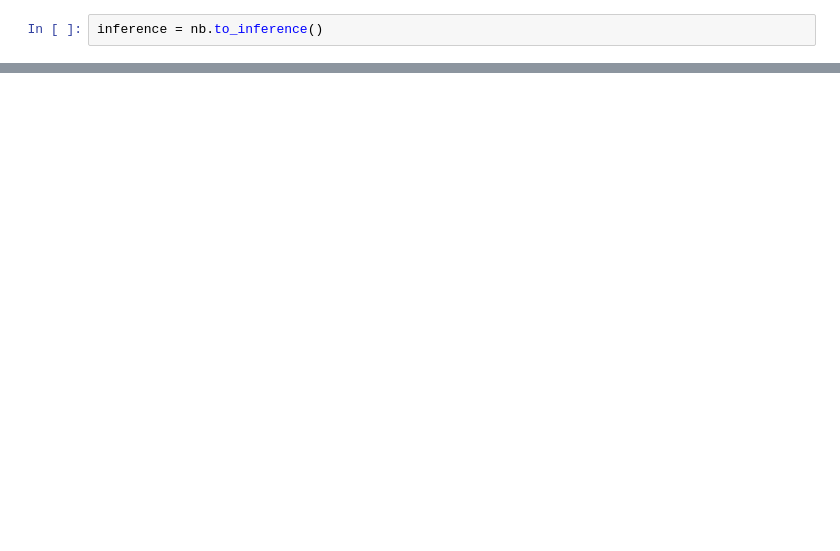
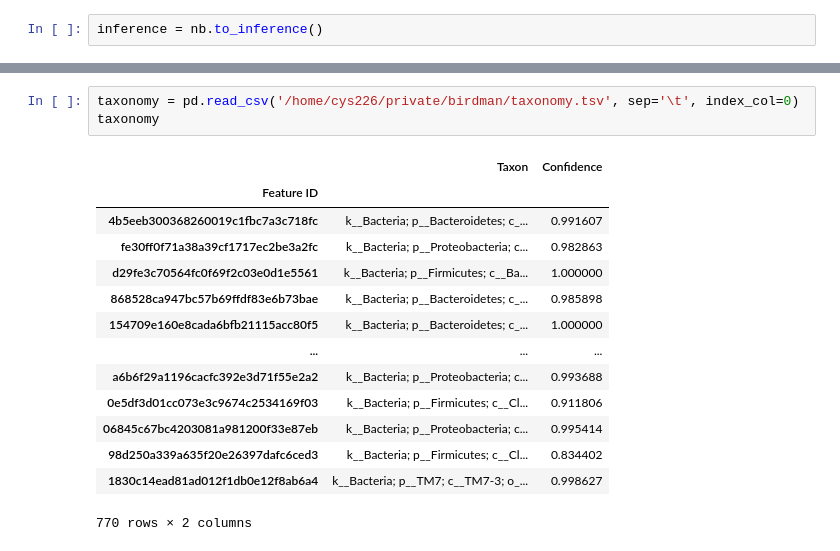
Before and after one commit to nzhang20/Causal-Discovery-on-Gut-Microbial-Data-for-Disease-Risk-Prediction, a Jupyter notebook: notebooks/birdman.ipynb, the cells around one changed output, grey strips where cells are left out. Saved outputs shown, nothing was run; the diff lists cells and outputs as text; blank space fills up the shorter version.

```diff
--- a/notebooks/birdman.ipynb
+++ b/notebooks/birdman.ipynb
@@ -304,0 +420,18 @@ ax = viz.plot_parameter_estimates(
+# %%
+taxonomy = pd.read_csv('/home/cys226/private/birdman/taxonomy.tsv', sep='\t', index_col=0)
+taxonomy
+# %% [output]
+|  | Taxon | Confidence |
+| Feature ID |  |  |
+| 4b5eeb300368260019c1fbc7a3c718fc | k__Bacteria; p__Bacteroidetes; c_... | 0.991607 |
+| fe30ff0f71a38a39cf1717ec2be3a2fc | k__Bacteria; p__Proteobacteria; c... | 0.982863 |
+| d29fe3c70564fc0f69f2c03e0d1e5561 | k__Bacteria; p__Firmicutes; c__Ba... | 1.000000 |
+| 868528ca947bc57b69ffdf83e6b73bae | k__Bacteria; p__Bacteroidetes; c_... | 0.985898 |
+| 154709e160e8cada6bfb21115acc80f5 | k__Bacteria; p__Bacteroidetes; c_... | 1.000000 |
+| ... | ... | ... |
+| a6b6f29a1196cacfc392e3d71f55e2a2 | k__Bacteria; p__Proteobacteria; c... | 0.993688 |
+| 0e5df3d01cc073e3c9674c2534169f03 | k__Bacteria; p__Firmicutes; c__Cl... | 0.911806 |
+| 06845c67bc4203081a981200f33e87eb | k__Bacteria; p__Proteobacteria; c... | 0.995414 |
+| 98d250a339a635f20e26397dafc6ced3 | k__Bacteria; p__Firmicutes; c__Cl... | 0.834402 |
+| 1830c14ead81ad012f1db0e12f8ab6a4 | k__Bacteria; p__TM7; c__TM7-3; o_... | 0.998627 |
+770 rows × 2 columns
```
Also changed, not shown: parts of 11 cells of this notebook.
